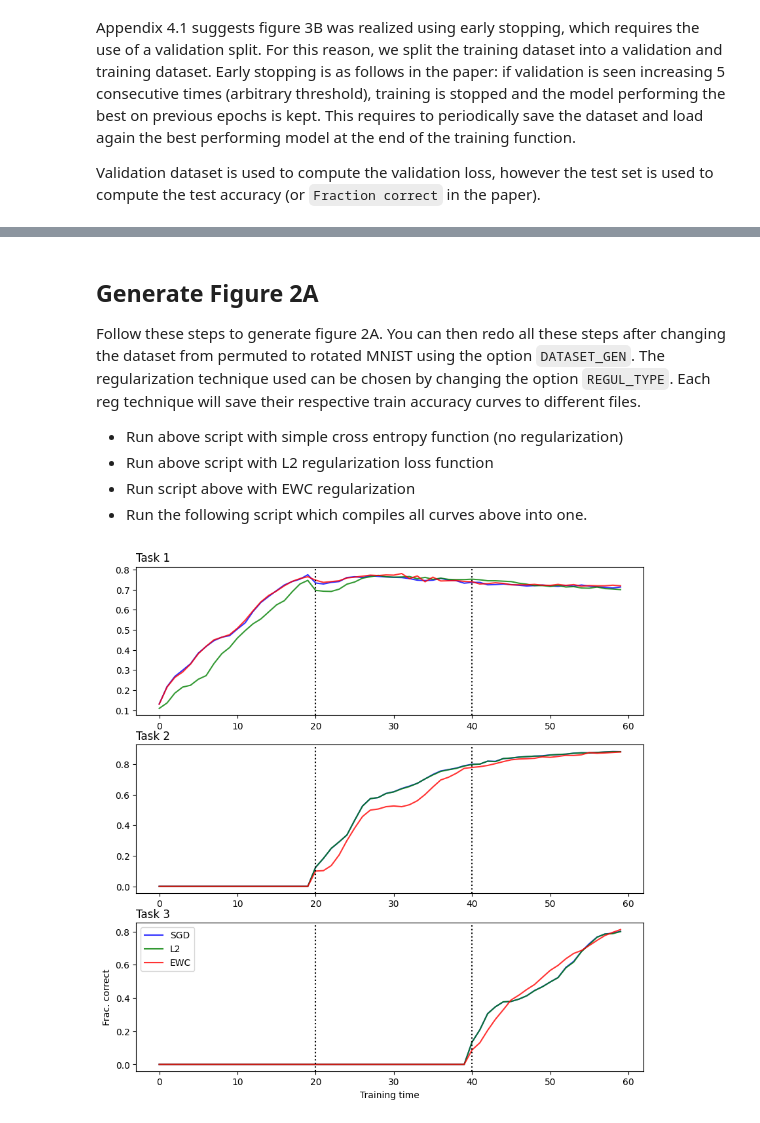
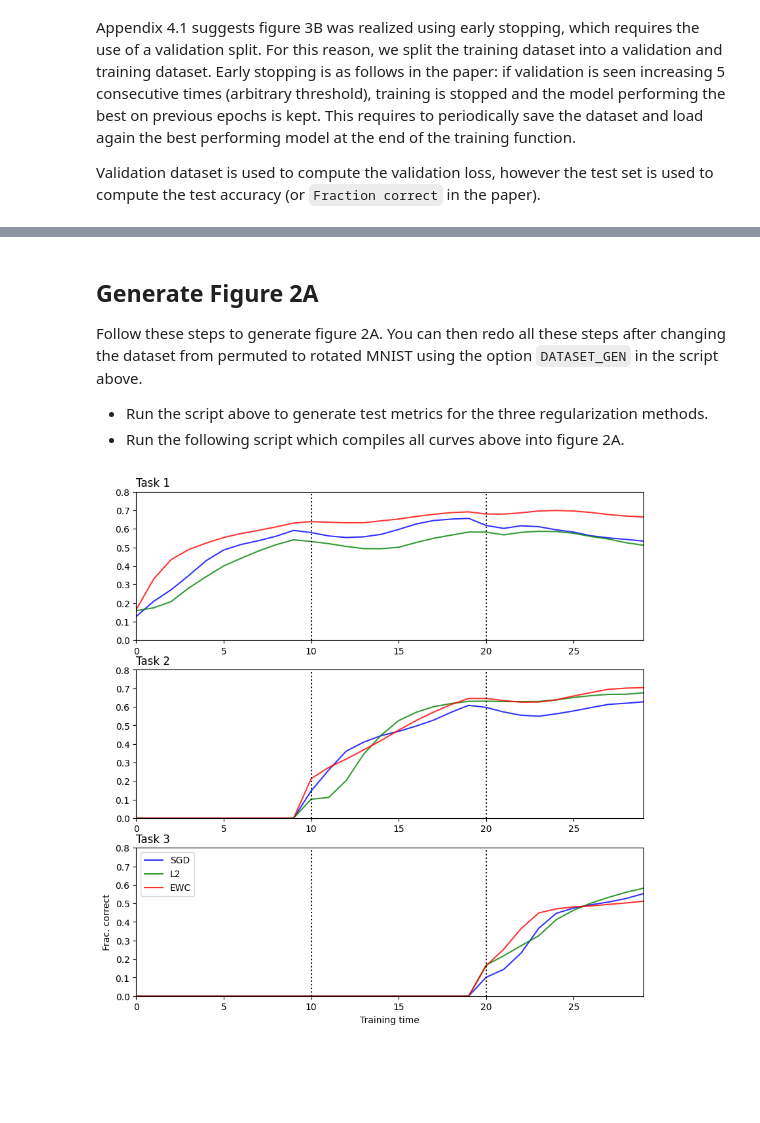
Before and after one commit to Indyuce/ml_reproducibility_project, a Jupyter notebook: fig_2a.ipynb, the cells around one changed output, grey strips where cells are left out. Cells and saved outputs as stored; diff of their text form; code cells hidden in the pictures; blank space fills up the shorter version.

```diff
--- a/fig_2a.ipynb
+++ b/fig_2a.ipynb
@@ -360,5 +418,9 @@ class EWC(object):
 # %%
 class SmallNet(torch.nn.Module):
+    """
+    author = Jules
+    """
+
     def __init__(self):
         super(SmallNet, self).__init__()
 
@@ -368,13 +430,13 @@ class SmallNet(torch.nn.Module):
         self._do_input   = 0
         self._do_ff      = 0
 
-        self.do0 = torch.nn.Dropout(self._do_input)
+        #self.do0 = torch.nn.Dropout(self._do_input)
 
         self.ff1 = torch.nn.Linear(self._input_size, self._n_ff)
-        self.do1 = torch.nn.Dropout(self._do_ff)
+        #self.do1 = torch.nn.Dropout(self._do_ff)
 
         self.ff2 = torch.nn.Linear(self._n_ff, self._n_ff)
-        self.do2 = torch.nn.Dropout(self._do_ff)
+        #self.do2 = torch.nn.Dropout(self._do_ff)
 
         #self.ff3 = torch.nn.Linear(self._n_ff, self._n_ff)
         #self.do3 = torch.nn.Dropout(self._do_ff)
@@ -393,12 +455,14 @@ class SmallNet(torch.nn.Module):
     def forward(self, x):
 
         # input dropout of 20% as stated in paper
-        x = self.do0(x)
+        #x = self.do0(x)
 
         # dense FF hidden layers, each with 50% dropout and ReLU activation
         # dropout is generally placed after the activation
-        x = self.do1(F.relu(self.ff1(x)))
-        x = self.do2(F.relu(self.ff2(x)))
+        x = F.relu(self.ff1(x))
+        #x = self.do1(x)
+        x = F.relu(self.ff2(x))
+        #x = self.do2(x)
         #x = self.do3(F.relu(self.ff3(x)))
         #x = self.do4(F.relu(self.ff4(x)))
         #x = self.do5(F.relu(self.ff5(x)))
@@ -590,42 +624,42 @@ Done!
 # %% [markdown]
 ## Generate Figure 2A
 
-Follow these steps to generate figure 2A. You can then redo all these steps after changing the dataset from permuted to rotated MNIST using the option `DATASET_GEN`.
-The regularization technique used can be chosen by changing the option `REGUL_TYPE`. Each reg technique will save their respective train accuracy curves to different files.
+Follow these steps to generate figure 2A. You can then redo all these steps after changing the dataset from permuted to rotated MNIST using the option `DATASET_GEN` in the script above.
 
-- Run above script with simple cross entropy function (no regularization)
-- Run above script with L2 regularization loss function
-- Run script above with EWC regularization
-- Run the following script which compiles all curves above into one.
+- Run the script above to generate test metrics for the three regularization methods.
+- Run the following script which compiles all curves above into figure 2A.
+# %%
+REGUL_TYPES = [
+    'SGD',
+    'L2',
+    'EWC',
+]
 # %%
-FILE_NAMES = [
-    'SGD',
-    'L2',
-    'EWC',
-]
 color_dict = {'SGD':"blue",
               'L2': 'green',
               'EWC':'red'}
 
 fig, axs = plt.subplots(N_TASKS, 1, figsize=(10, 10))
 
 for task_idx in range(N_TASKS):
 
     axs[task_idx].set_title(f'Task {task_idx + 1}', loc='left')
+    axs[task_idx].set_ylim(0, 0.8)
+    axs[task_idx].set_xlim(0, N_TASKS * N_EPOCHS - 1)
 
-    for file_name in FILE_NAMES:
+    for file_name in REGUL_TYPES:
         test_accuracy = np.load(f'{file_name}_test_accuracy_{task_idx + 1}.npy')
         axs[task_idx].plot(test_accuracy[task_idx], label=file_name, color = color_dict[file_name], alpha = 0.8)
 
 # plot dotted lines
 for task_idx in range(N_TASKS):
     for i in range(1, N_TASKS):
         axs[task_idx].axvline(x=i * N_EPOCHS, color='black', linestyle=':')
 
 plt.ylabel('Frac. correct')
 plt.xlabel('Training time')
 plt.legend()
 
 plt.show()
 # %% [output]
-[figure, old version]
+[figure, new version]
```
Also changed, not shown: parts of 12 cells of this notebook.
